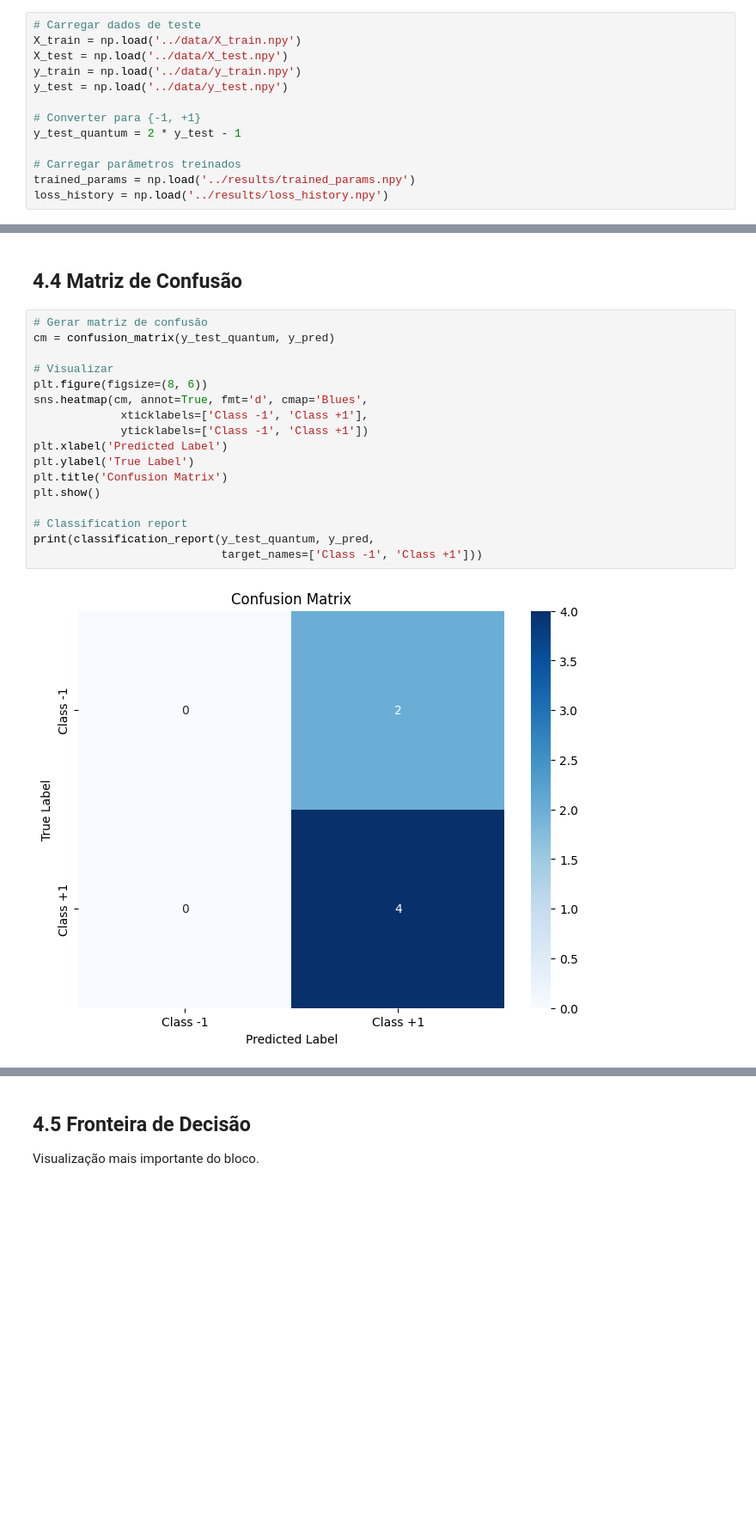
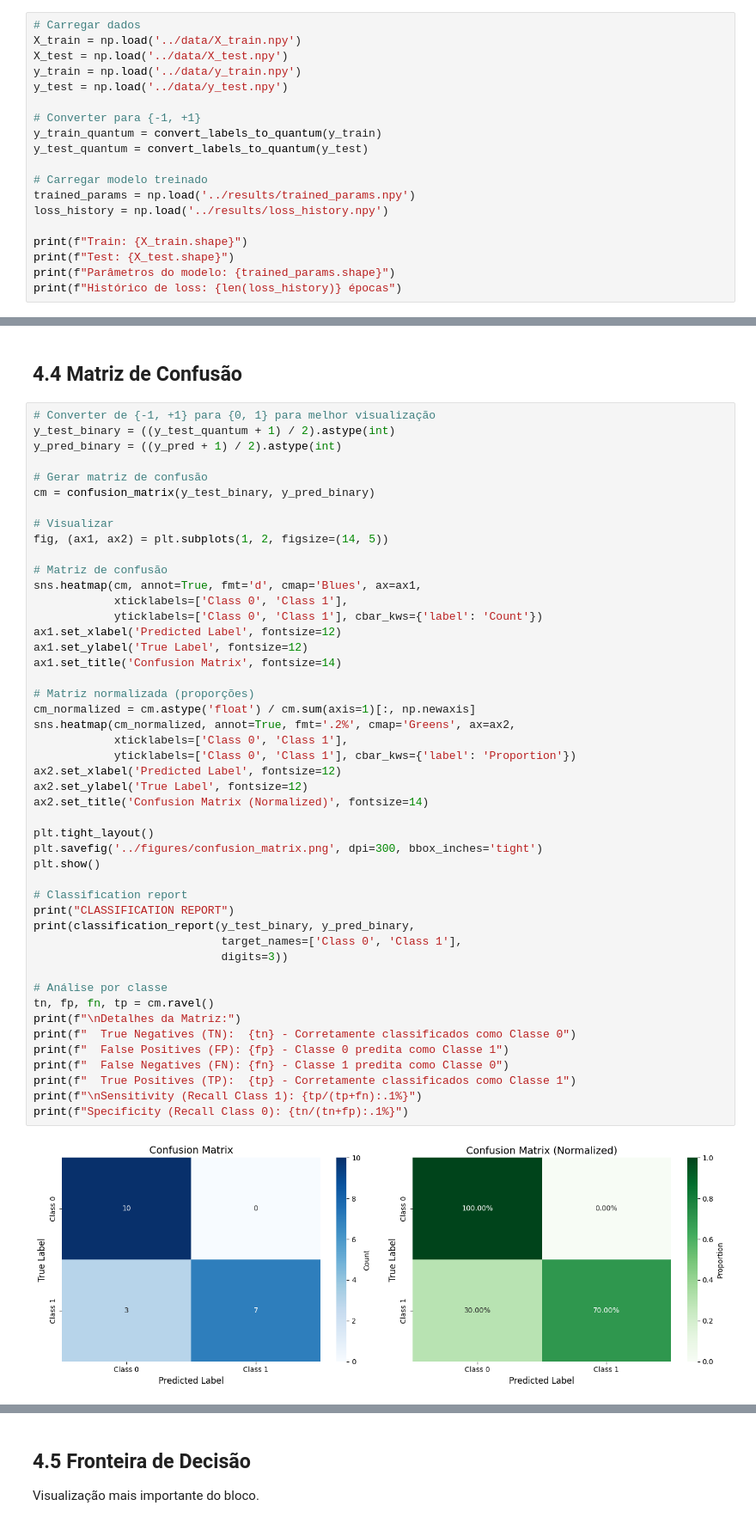
Before and after one commit to SapoSopa/QML, a Jupyter notebook: notebooks/04_resultados_analises.ipynb, the cells around one changed output, grey strips where cells are left out. Shown at 86% size. Saved outputs shown, nothing was run; the diff lists cells and outputs as text; blank space fills up the shorter version.

```diff
--- a/notebooks/04_resultados_analises.ipynb
+++ b/notebooks/04_resultados_analises.ipynb
@@ -19,15 +29,21 @@ import seaborn as sns
 # %% [markdown]
 ## 4.1 Carregar Dados e Modelo
 # %%
-# Carregar dados de teste
+# Carregar dados
 X_train = np.load('../data/X_train.npy')
 X_test = np.load('../data/X_test.npy')
 y_train = np.load('../data/y_train.npy')
 y_test = np.load('../data/y_test.npy')
 
 # Converter para {-1, +1}
-y_test_quantum = 2 * y_test - 1
+y_train_quantum = convert_labels_to_quantum(y_train)
+y_test_quantum = convert_labels_to_quantum(y_test)
 
-# Carregar parâmetros treinados
+# Carregar modelo treinado
 trained_params = np.load('../results/trained_params.npy')
 loss_history = np.load('../results/loss_history.npy')
+
+print(f"Train: {X_train.shape}")
+print(f"Test: {X_test.shape}")
+print(f"Parâmetros do modelo: {trained_params.shape}")
+print(f"Histórico de loss: {len(loss_history)} épocas")
@@ -92,21 +275,51 @@ Test Accuracy: 66.67%
 # %% [markdown]
 ## 4.4 Matriz de Confusão
 # %%
+# Converter de {-1, +1} para {0, 1} para melhor visualização
+y_test_binary = ((y_test_quantum + 1) / 2).astype(int)
+y_pred_binary = ((y_pred + 1) / 2).astype(int)
+
 # Gerar matriz de confusão
-cm = confusion_matrix(y_test_quantum, y_pred)
+cm = confusion_matrix(y_test_binary, y_pred_binary)
 
 # Visualizar
-plt.figure(figsize=(8, 6))
-sns.heatmap(cm, annot=True, fmt='d', cmap='Blues',
-             xticklabels=['Class -1', 'Class +1'],
-             yticklabels=['Class -1', 'Class +1'])
-plt.xlabel('Predicted Label')
-plt.ylabel('True Label')
-plt.title('Confusion Matrix')
+fig, (ax1, ax2) = plt.subplots(1, 2, figsize=(14, 5))
+
+# Matriz de confusão
+sns.heatmap(cm, annot=True, fmt='d', cmap='Blues', ax=ax1,
+            xticklabels=['Class 0', 'Class 1'],
+            yticklabels=['Class 0', 'Class 1'], cbar_kws={'label': 'Count'})
+ax1.set_xlabel('Predicted Label', fontsize=12)
+ax1.set_ylabel('True Label', fontsize=12)
+ax1.set_title('Confusion Matrix', fontsize=14)
+
+# Matriz normalizada (proporções)
+cm_normalized = cm.astype('float') / cm.sum(axis=1)[:, np.newaxis]
+sns.heatmap(cm_normalized, annot=True, fmt='.2%', cmap='Greens', ax=ax2,
+            xticklabels=['Class 0', 'Class 1'],
+            yticklabels=['Class 0', 'Class 1'], cbar_kws={'label': 'Proportion'})
+ax2.set_xlabel('Predicted Label', fontsize=12)
+ax2.set_ylabel('True Label', fontsize=12)
+ax2.set_title('Confusion Matrix (Normalized)', fontsize=14)
+
+plt.tight_layout()
+plt.savefig('../figures/confusion_matrix.png', dpi=300, bbox_inches='tight')
 plt.show()
 
 # Classification report
-print(classification_report(y_test_quantum, y_pred,
-                            target_names=['Class -1', 'Class +1']))
+print("CLASSIFICATION REPORT")
+print(classification_report(y_test_binary, y_pred_binary,
+                            target_names=['Class 0', 'Class 1'],
+                            digits=3))
+
+# Análise por classe
+tn, fp, fn, tp = cm.ravel()
+print(f"\nDetalhes da Matriz:")
+print(f"  True Negatives (TN):  {tn} - Corretamente classificados como Classe 0")
+print(f"  False Positives (FP): {fp} - Classe 0 predita como Classe 1")
+print(f"  False Negatives (FN): {fn} - Classe 1 predita como Classe 0")
+print(f"  True Positives (TP):  {tp} - Corretamente classificados como Classe 1")
+print(f"\nSensitivity (Recall Class 1): {tp/(tp+fn):.1%}")
+print(f"Specificity (Recall Class 0): {tn/(tn+fp):.1%}")
 # %% [output]
-[figure, old version]
+[figure, new version]
```
Also changed, not shown: parts of 22 cells of this notebook.
